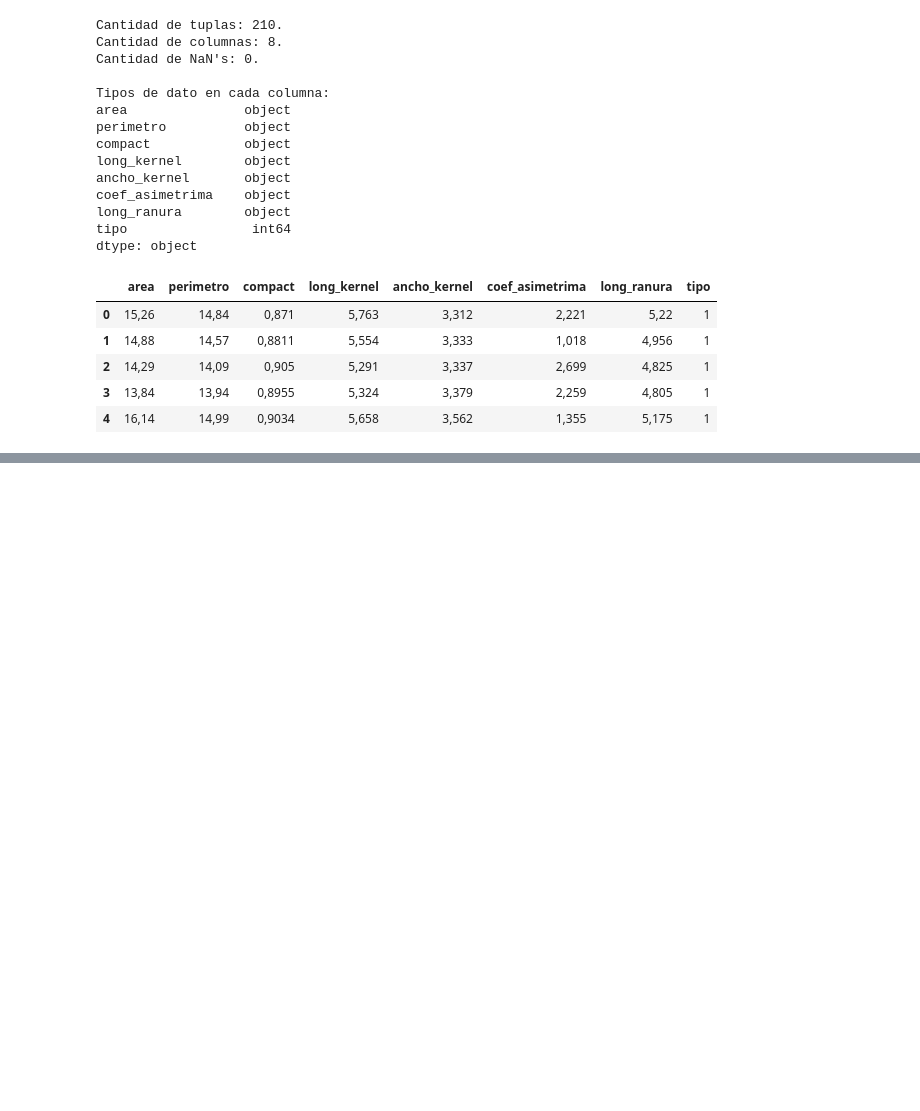
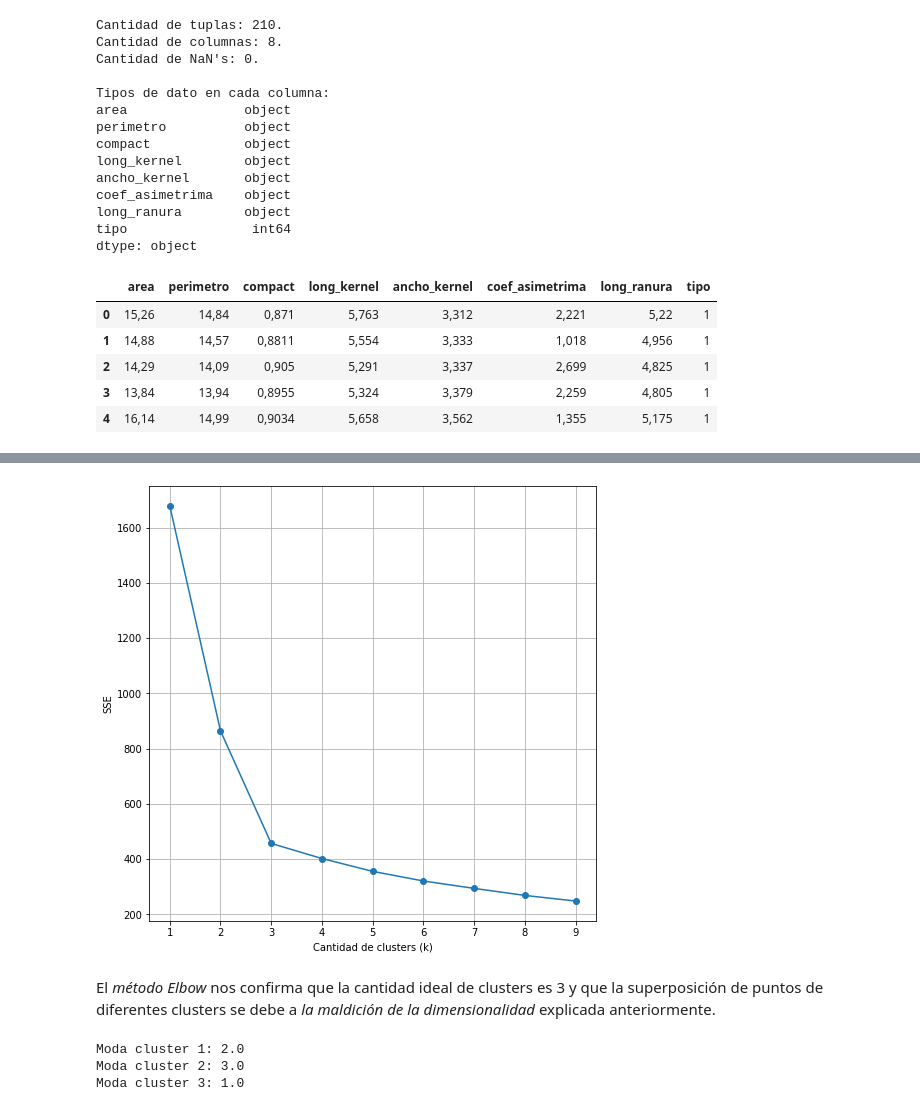
Before and after one commit to ncavasin/bdmasivas, a Jupyter notebook: tp05_02-clustering/resolucion/ejercicio_4/trigo.ipynb, the cells around one changed output, grey strips where cells are left out. Drawn from its saved outputs; the diff is of its cells as text; code cells hidden in the pictures; blank space fills up the shorter version.

```diff
--- a/tp05_02-clustering/resolucion/ejercicio_4/trigo.ipynb
+++ b/tp05_02-clustering/resolucion/ejercicio_4/trigo.ipynb
@@ -87,11 +98,8 @@ trigo_numerizado.head()
 from sklearn.preprocessing import scale
 
 # Escalo
-scaled_1 = pd.DataFrame(scale(trigo_numerizado))
-
-# Re inserto nombres de columnas
-scaled_1.columns = trigo.columns
+trigo_scaled = scale(trigo_numerizado)
 
 # Muestro resultado
-scaled_1.head()
+print(f'Valores escalados:\n{trigo_scaled}')
 # %% [output]
@@ -182,0 +209,46 @@ TypeError: '(array([ True,  True,  True,  True,  True,  True,  True,  True, Fals
+# %%
+# Corro el algoritmo con K entre 2 y 10 y voy guardando el error para luego graficarlo.
+
+# Creo la lista de errores
+# sse = Sum of Squared Error
+sse = []
+
+# Creo la lista de modelos con 10 clusters (0 a 9 clusters)
+lista_modelos = list(range(1, 10))
+
+# Por cada version de clusters de K-means
+for num_clusters in lista_modelos:
+    # Instancio la version con num_clusters cantidad de clusters
+    num_clusters = KMeans(n_clusters=num_clusters)
+    # La entreno
+    num_clusters.fit(trigo_scaled)
+    # Obtengo su error
+    sse.append(num_clusters.inertia_)
+
+# Grafico el SSE por cada modelo
+plt.figure(figsize=(8, 8))
+
+plt.plot(lista_modelos, sse, '-o')
+plt.grid()
+plt.xlabel(r'Cantidad de clusters (k)')
+plt.ylabel('SSE');
+# %% [output]
+[figure, added]
+# %% [markdown]
+El *método Elbow* nos confirma que la cantidad ideal de clusters es 3 y que la superposición de puntos de diferentes clusters se debe a *la maldición de la dimensionalidad* explicada anteriormente.
+# %%
+# Calculo la moda sobre la columna 'tipo' de los puntos que pertenecen al cluster 3
+moda_c1 = pd.DataFrame.mode(trigo[trigo_pred==0], dropna=True)
+print(f"Moda cluster 1: {moda_c1.loc[0, 'tipo']}")
+
+# Calculo la moda sobre la columna 'tipo' de los puntos que pertenecen al cluster 3
+moda_c2 = pd.DataFrame.mode(trigo[trigo_pred==1], dropna=True)
+print(f"Moda cluster 2: {moda_c2.loc[0, 'tipo']}")
+
+# Calculo la moda sobre la columna 'tipo' de los puntos que pertenecen al cluster 3
+moda_c3 = pd.DataFrame.mode(trigo[trigo_pred==2], dropna=True)
+print(f"Moda cluster 3: {moda_c3.loc[0, 'tipo']}")
+# %% [output]
+Moda cluster 1: 2.0
+Moda cluster 2: 3.0
+Moda cluster 3: 1.0
```
Also changed, not shown: parts of 8 cells of this notebook.
